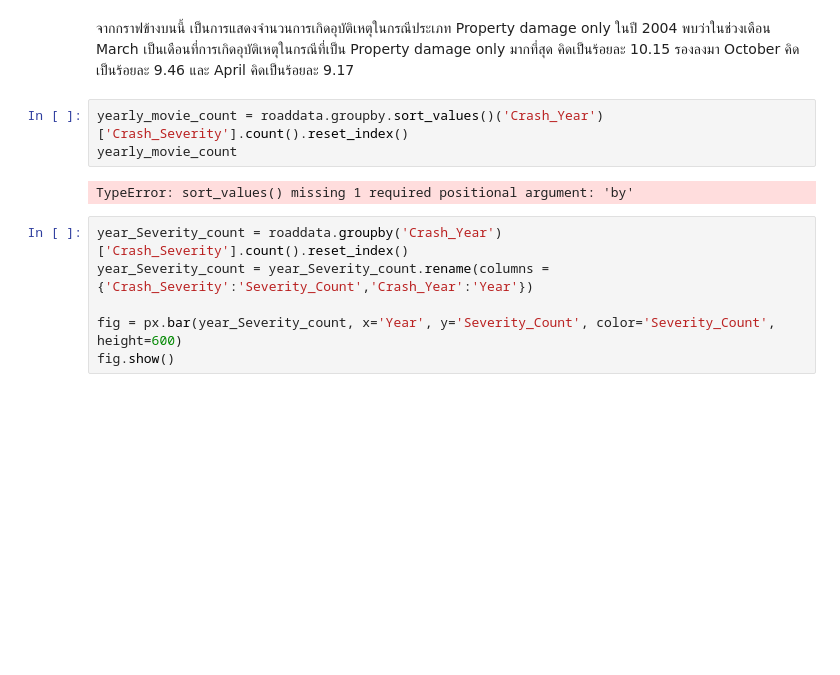
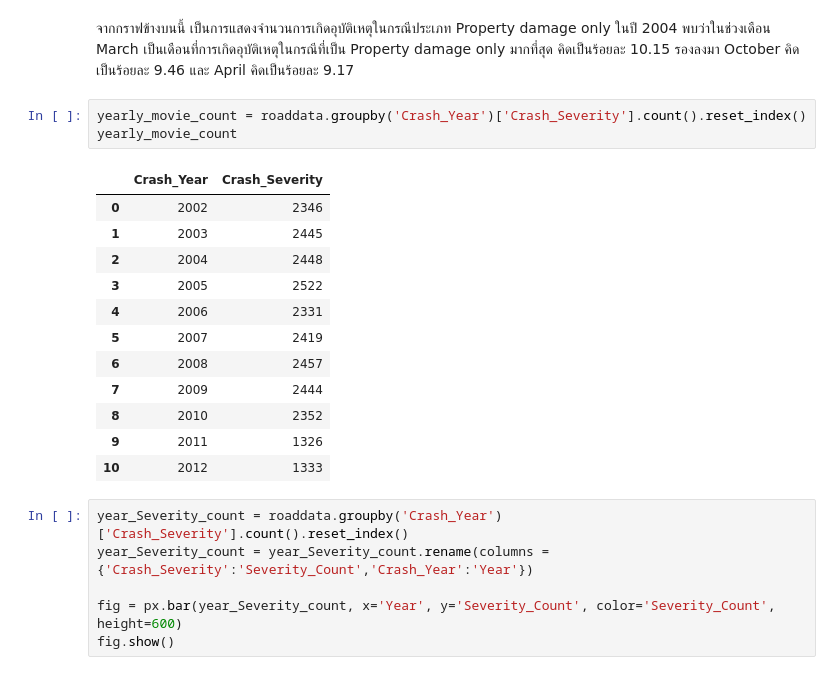
Before and after one commit to sarocha19/Assignment, a Jupyter notebook: assingment.ipynb, the cells around one changed output. Saved outputs shown, nothing was run; the diff lists cells and outputs as text; blank space fills up the shorter version.

```diff
--- a/assingment.ipynb
+++ b/assingment.ipynb
@@ -322,10 +322,21 @@ fig.show(renderer='svg')
 # %% [markdown]
 จากกราฟข้างบนนี้ เป็นการแสดงจำนวนการเกิดอุบัติเหตุในกรณีประเภท Property damage only ในปี 2004 พบว่าในช่วงเดือน March เป็นเดือนที่การเกิดอุบัติเหตุในกรณีที่เป็น Property damage only มากที่สุด คิดเป็นร้อยละ 10.15 รองลงมา October คิดเป็นร้อยละ 9.46 และ April คิดเป็นร้อยละ 9.17
 # %%
-yearly_movie_count = roaddata.groupby.sort_values()('Crash_Year')['Crash_Severity'].count().reset_index()
+yearly_movie_count = roaddata.groupby('Crash_Year')['Crash_Severity'].count().reset_index()
 yearly_movie_count
 # %% [output]
-TypeError: sort_values() missing 1 required positional argument: 'by'
+|  | Crash_Year | Crash_Severity |
+| 0 | 2002 | 2346 |
+| 1 | 2003 | 2445 |
+| 2 | 2004 | 2448 |
+| 3 | 2005 | 2522 |
+| 4 | 2006 | 2331 |
+| 5 | 2007 | 2419 |
+| 6 | 2008 | 2457 |
+| 7 | 2009 | 2444 |
+| 8 | 2010 | 2352 |
+| 9 | 2011 | 1326 |
+| 10 | 2012 | 1333 |
 # %%
 year_Severity_count = roaddata.groupby('Crash_Year')['Crash_Severity'].count().reset_index()
 year_Severity_count = year_Severity_count.rename(columns = {'Crash_Severity':'Severity_Count','Crash_Year':'Year'})
```
